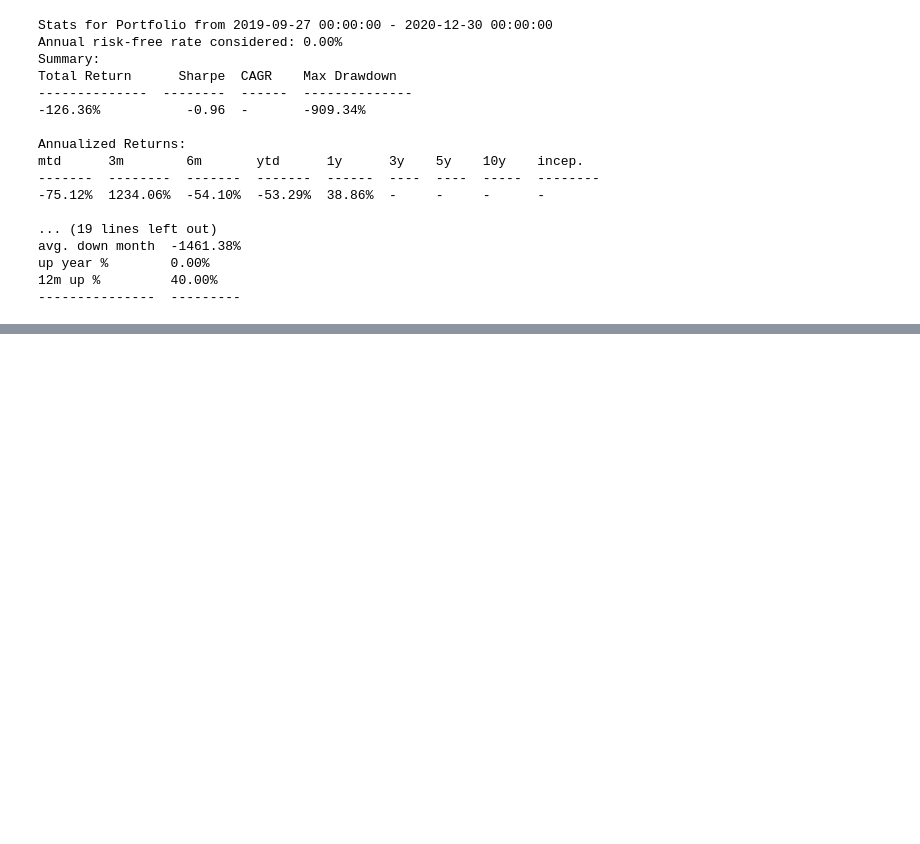
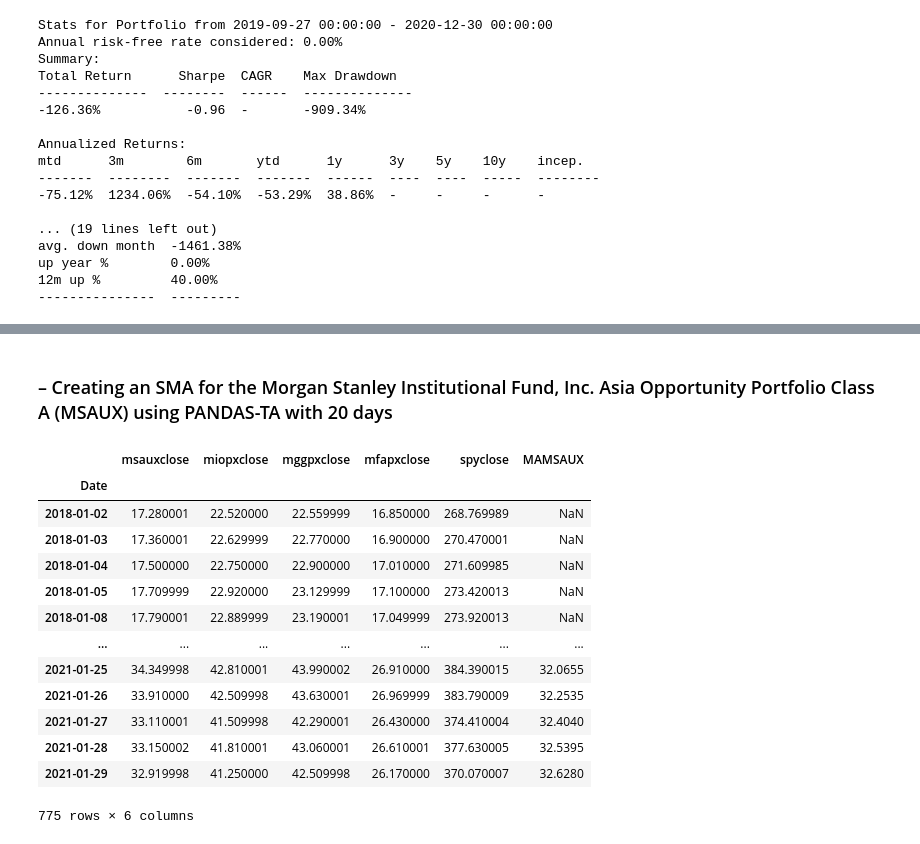
Before and after one commit to AvatarGaming/Python, a Jupyter notebook: Applied Quantitative Finance Using Python for Financial Analysis/SCRIPT07 - WRAPPING UP THE BOOK - UNDERSTANDING PERFORMANCE.ipynb, the cells around one changed output, grey strips where cells are left out. Cells and saved outputs as stored; diff of their text form; code cells hidden in the pictures; blank space fills up the shorter version.

```diff
--- a/Applied Quantitative Finance Using Python for Financial Analysis/SCRIPT07 - WRAPPING UP THE BOOK - UNDERSTANDING PERFORMANCE.ipynb
+++ b/Applied Quantitative Finance Using Python for Financial Analysis/SCRIPT07 - WRAPPING UP THE BOOK - UNDERSTANDING PERFORMANCE.ipynb
@@ -135,0 +161,20 @@ up year %        0.00%
+# %% [markdown]
+### – Creating an SMA for the Morgan Stanley Institutional Fund, Inc. Asia Opportunity Portfolio Class A (MSAUX) using PANDAS-TA with 20 days
+# %%
+funds['MAMSAUX'] = ta.sma(funds['msauxclose'], length=20)
+funds
+# %% [output]
+|  | msauxclose | miopxclose | mggpxclose | mfapxclose | spyclose | MAMSAUX |
+| Date |  |  |  |  |  |  |
+| 2018-01-02 | 17.280001 | 22.520000 | 22.559999 | 16.850000 | 268.769989 | NaN |
+| 2018-01-03 | 17.360001 | 22.629999 | 22.770000 | 16.900000 | 270.470001 | NaN |
+| 2018-01-04 | 17.500000 | 22.750000 | 22.900000 | 17.010000 | 271.609985 | NaN |
+| 2018-01-05 | 17.709999 | 22.920000 | 23.129999 | 17.100000 | 273.420013 | NaN |
+| 2018-01-08 | 17.790001 | 22.889999 | 23.190001 | 17.049999 | 273.920013 | NaN |
+| ... | ... | ... | ... | ... | ... | ... |
+| 2021-01-25 | 34.349998 | 42.810001 | 43.990002 | 26.910000 | 384.390015 | 32.0655 |
+| 2021-01-26 | 33.910000 | 42.509998 | 43.630001 | 26.969999 | 383.790009 | 32.2535 |
+| 2021-01-27 | 33.110001 | 41.509998 | 42.290001 | 26.430000 | 374.410004 | 32.4040 |
+| 2021-01-28 | 33.150002 | 41.810001 | 43.060001 | 26.610001 | 377.630005 | 32.5395 |
+| 2021-01-29 | 32.919998 | 41.250000 | 42.509998 | 26.170000 | 370.070007 | 32.6280 |
+775 rows × 6 columns
```
Also changed, not shown: parts of 10 cells of this notebook.
